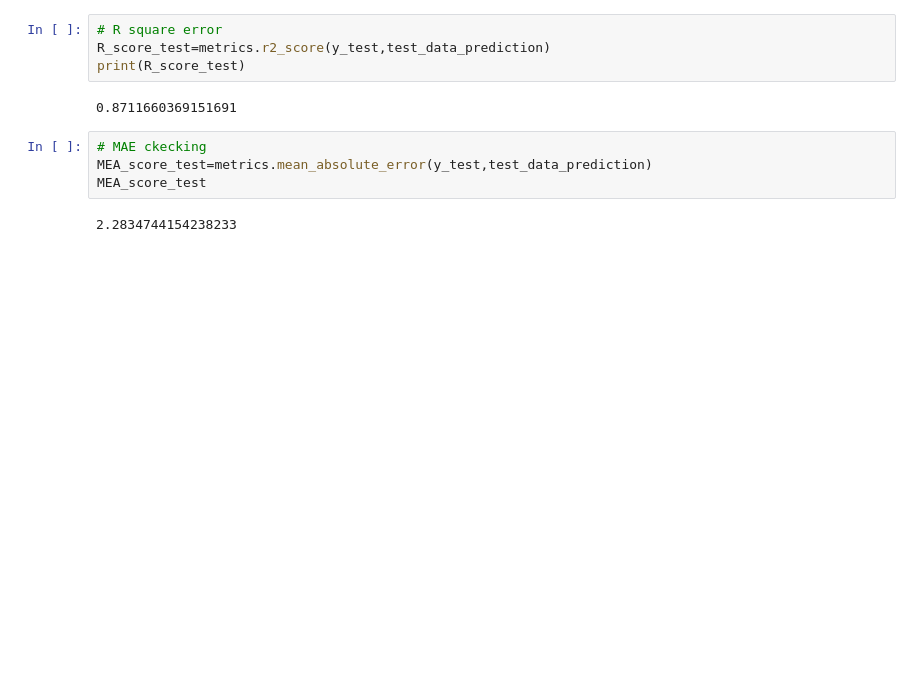
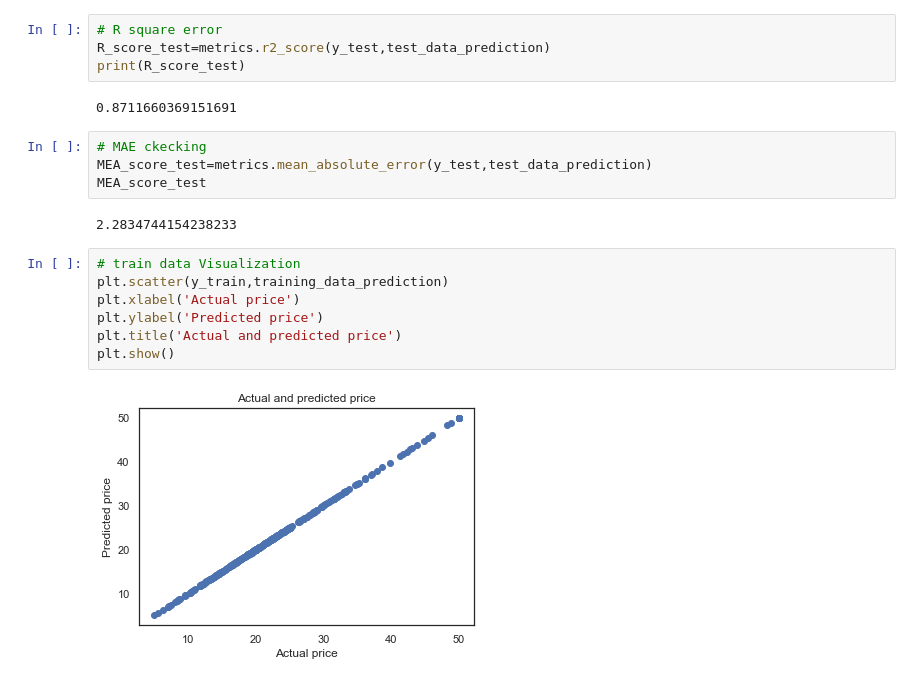
Before and after one commit to Rasel-25/Python, a Jupyter notebook: Project/House_Price.ipynb, the cells around one changed output. Cells and saved outputs as stored; diff of their text form; blank space fills up the shorter version.

```diff
--- a/Project/House_Price.ipynb
+++ b/Project/House_Price.ipynb
@@ -144,3 +362,12 @@ MEA_score_test=metrics.mean_absolute_error(y_test,test_data_prediction)
 MEA_score_test
 # %% [output]
 2.2834744154238233
+# %%
+# train data Visualization
+plt.scatter(y_train,training_data_prediction)
+plt.xlabel('Actual price')
+plt.ylabel('Predicted price')
+plt.title('Actual and predicted price')
+plt.show()
+# %% [output]
+[figure, added]
```
Also changed, not shown: parts of 19 cells of this notebook.
